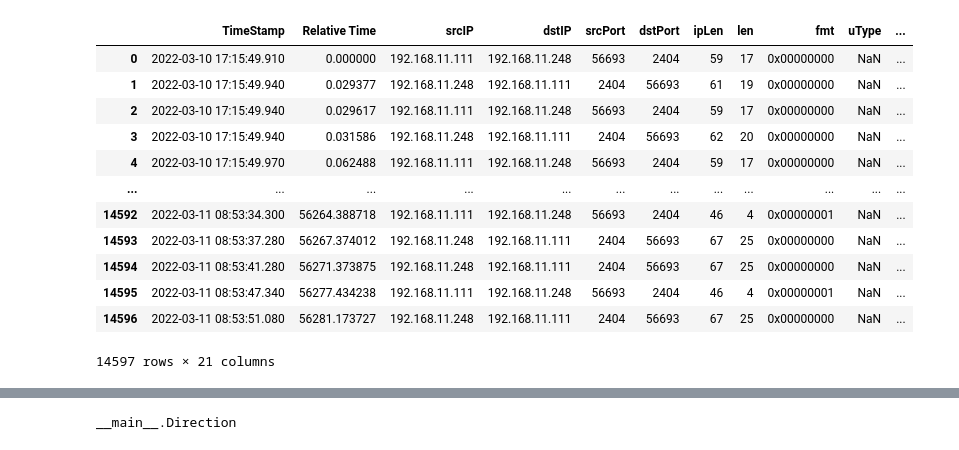
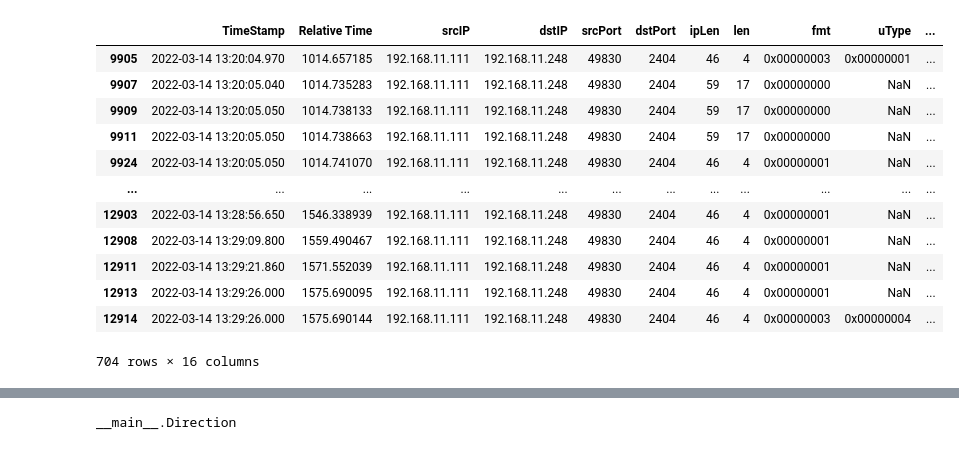
Before and after one commit to ankimme/vut-bp-ics-communication-analyzer, a Jupyter notebook: app.ipynb, the cells around one changed output, grey strips where cells are left out. Cells and saved outputs as stored; diff of their text form; code cells hidden in the pictures.

```diff
--- a/app.ipynb
+++ b/app.ipynb
@@ -20,36 +18,18 @@ k = pd.read_pickle("save/df.pkl")
-# %%
-df = pd.read_pickle("save/dfb.pkl")
-with open("save/fcn.pkl", "rb") as f:
-    fcn = pickle.load(f)
-
-# df = dsc.add_relative_days(df, fcn)
-
-# df = dsc.convert_to_timeseries(df, fcn)
-a = dsc.create_pair_ids(df, fcn)
-# a
-df = dsc.add_pair_id(df, fcn, a)
-# df[fcn.pair_id].value_counts()
-
-
-# tmpdf = df.loc[:,[fcn.src_station_id,fcn.dst_station_id]]
-# directions = tmpdf.value_counts().index.values
-
-# bidict({i: v for i, v in enumerate(directions)})
-
-b = dsc.create_direction_ids(df, fcn)
-df = dsc.add_direction_id(df, fcn, b)
-df
-# %% [output]
-|  | TimeStamp | Relative Time | srcIP | dstIP | srcPort | dstPort | ipLen | len | fmt | uType | ... |
-| 0 | 2022-03-10 17:15:49.910 | 0.000000 | 192.168.11.111 | 192.168.11.248 | 56693 | 2404 | 59 | 17 | 0x00000000 | NaN | ... |
-| 1 | 2022-03-10 17:15:49.940 | 0.029377 | 192.168.11.248 | 192.168.11.111 | 2404 | 56693 | 61 | 19 | 0x00000000 | NaN | ... |
-| 2 | 2022-03-10 17:15:49.940 | 0.029617 | 192.168.11.111 | 192.168.11.248 | 56693 | 2404 | 59 | 17 | 0x00000000 | NaN | ... |
-| 3 | 2022-03-10 17:15:49.940 | 0.031586 | 192.168.11.248 | 192.168.11.111 | 2404 | 56693 | 62 | 20 | 0x00000000 | NaN | ... |
-| 4 | 2022-03-10 17:15:49.970 | 0.062488 | 192.168.11.111 | 192.168.11.248 | 56693 | 2404 | 59 | 17 | 0x00000000 | NaN | ... |
-| ... | ... | ... | ... | ... | ... | ... | ... | ... | ... | ... | ... |
-| 14592 | 2022-03-11 08:53:34.300 | 56264.388718 | 192.168.11.111 | 192.168.11.248 | 56693 | 2404 | 46 | 4 | 0x00000001 | NaN | ... |
-| 14593 | 2022-03-11 08:53:37.280 | 56267.374012 | 192.168.11.248 | 192.168.11.111 | 2404 | 56693 | 67 | 25 | 0x00000000 | NaN | ... |
-| 14594 | 2022-03-11 08:53:41.280 | 56271.373875 | 192.168.11.248 | 192.168.11.111 | 2404 | 56693 | 67 | 25 | 0x00000000 | NaN | ... |
-| 14595 | 2022-03-11 08:53:47.340 | 56277.434238 | 192.168.11.111 | 192.168.11.248 | 56693 | 2404 | 46 | 4 | 0x00000001 | NaN | ... |
-| 14596 | 2022-03-11 08:53:51.080 | 56281.173727 | 192.168.11.248 | 192.168.11.111 | 2404 | 56693 | 67 | 25 | 0x00000000 | NaN | ... |
-14597 rows × 21 columns
+# %%
+k = pd.read_pickle("save/df.pkl")
+k[(k.srcIP == "192.168.11.248") & (k.srcPort == 2404) & (k.dstIP == "192.168.11.111") & (k.dstPort == 49830)]
+k[(k.dstIP == "192.168.11.248") & (k.dstPort == 2404) & (k.srcIP == "192.168.11.111") & (k.srcPort == 49830)]
+# %% [output]
+|  | TimeStamp | Relative Time | srcIP | dstIP | srcPort | dstPort | ipLen | len | fmt | uType | ... |
+| 9905 | 2022-03-14 13:20:04.970 | 1014.657185 | 192.168.11.111 | 192.168.11.248 | 49830 | 2404 | 46 | 4 | 0x00000003 | 0x00000001 | ... |
+| 9907 | 2022-03-14 13:20:05.040 | 1014.735283 | 192.168.11.111 | 192.168.11.248 | 49830 | 2404 | 59 | 17 | 0x00000000 | NaN | ... |
+| 9909 | 2022-03-14 13:20:05.050 | 1014.738133 | 192.168.11.111 | 192.168.11.248 | 49830 | 2404 | 59 | 17 | 0x00000000 | NaN | ... |
+| 9911 | 2022-03-14 13:20:05.050 | 1014.738663 | 192.168.11.111 | 192.168.11.248 | 49830 | 2404 | 59 | 17 | 0x00000000 | NaN | ... |
+| 9924 | 2022-03-14 13:20:05.050 | 1014.741070 | 192.168.11.111 | 192.168.11.248 | 49830 | 2404 | 46 | 4 | 0x00000001 | NaN | ... |
+| ... | ... | ... | ... | ... | ... | ... | ... | ... | ... | ... | ... |
+| 12903 | 2022-03-14 13:28:56.650 | 1546.338939 | 192.168.11.111 | 192.168.11.248 | 49830 | 2404 | 46 | 4 | 0x00000001 | NaN | ... |
+| 12908 | 2022-03-14 13:29:09.800 | 1559.490467 | 192.168.11.111 | 192.168.11.248 | 49830 | 2404 | 46 | 4 | 0x00000001 | NaN | ... |
+| 12911 | 2022-03-14 13:29:21.860 | 1571.552039 | 192.168.11.111 | 192.168.11.248 | 49830 | 2404 | 46 | 4 | 0x00000001 | NaN | ... |
+| 12913 | 2022-03-14 13:29:26.000 | 1575.690095 | 192.168.11.111 | 192.168.11.248 | 49830 | 2404 | 46 | 4 | 0x00000001 | NaN | ... |
+| 12914 | 2022-03-14 13:29:26.000 | 1575.690144 | 192.168.11.111 | 192.168.11.248 | 49830 | 2404 | 46 | 4 | 0x00000003 | 0x00000004 | ... |
+704 rows × 16 columns
```
Also changed, not shown: parts of 2 cells of this notebook, 10 other files.
